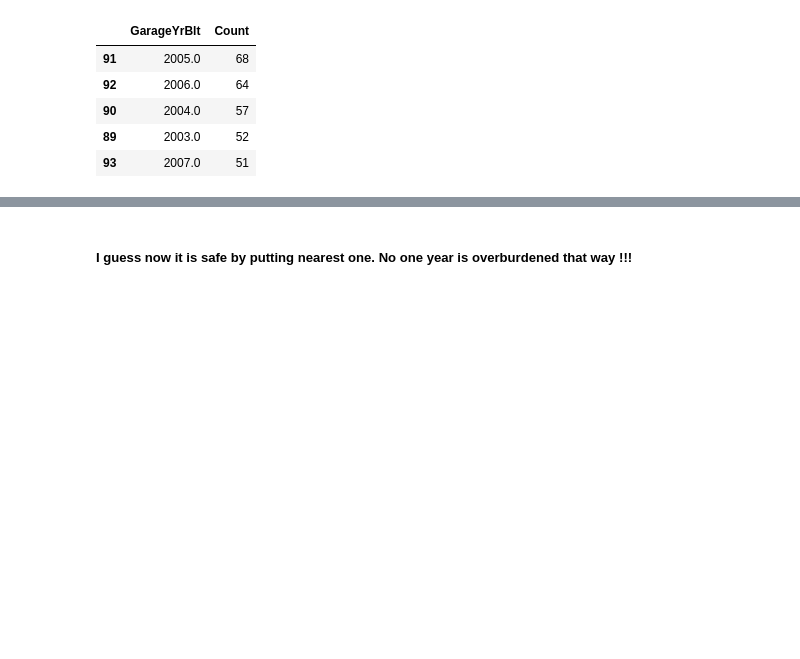
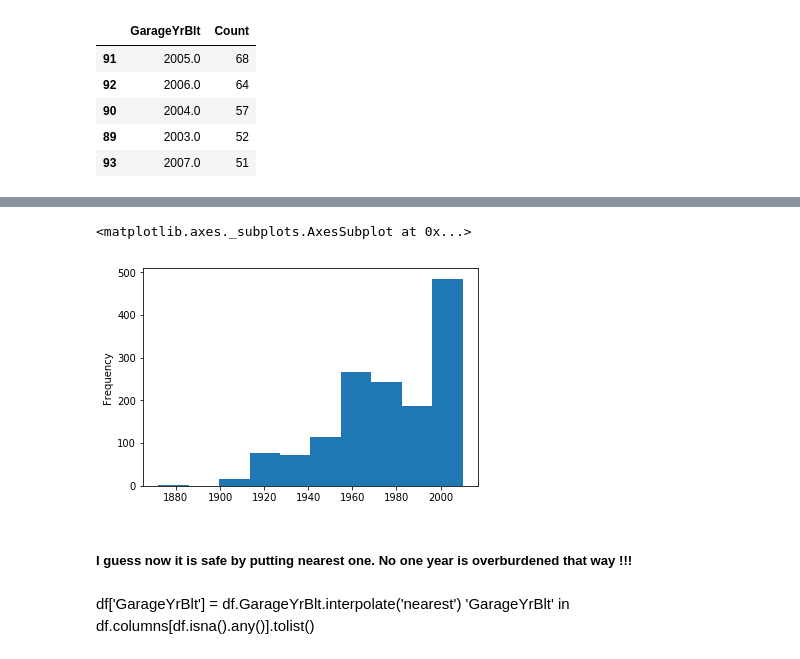
Before and after one commit to PadmarajBhat/Kaggle-Dataset-Exploration, a Jupyter notebook: House Prices- Advanced Regression Techniques/Data Wrangling/House Prices - ART(Wrangling).ipynb, the cells around one changed output, grey strips where cells are left out. Cells and saved outputs as stored; diff of their text form; code cells hidden in the pictures; blank space fills up the shorter version.

```diff
--- a/House Prices- Advanced Regression Techniques/Data Wrangling/House Prices - ART(Wrangling).ipynb
+++ b/House Prices- Advanced Regression Techniques/Data Wrangling/House Prices - ART(Wrangling).ipynb
@@ -142,2 +200,10 @@ Name: GarageYrBlt, Length: 81, dtype: float64
+# %%
+df_temp.GarageYrBlt.plot('hist')
+# %% [output]
+<matplotlib.axes._subplots.AxesSubplot at 0x...>
+[figure, added]
 # %% [markdown]
 ##### I guess now it is safe by putting nearest one. No one year is overburdened that way !!!
+# %% [markdown]
+df['GarageYrBlt'] = df.GarageYrBlt.interpolate('nearest')
+'GarageYrBlt' in df.columns[df.isna().any()].tolist()
```
Also changed, not shown: parts of 12 cells of this notebook.
